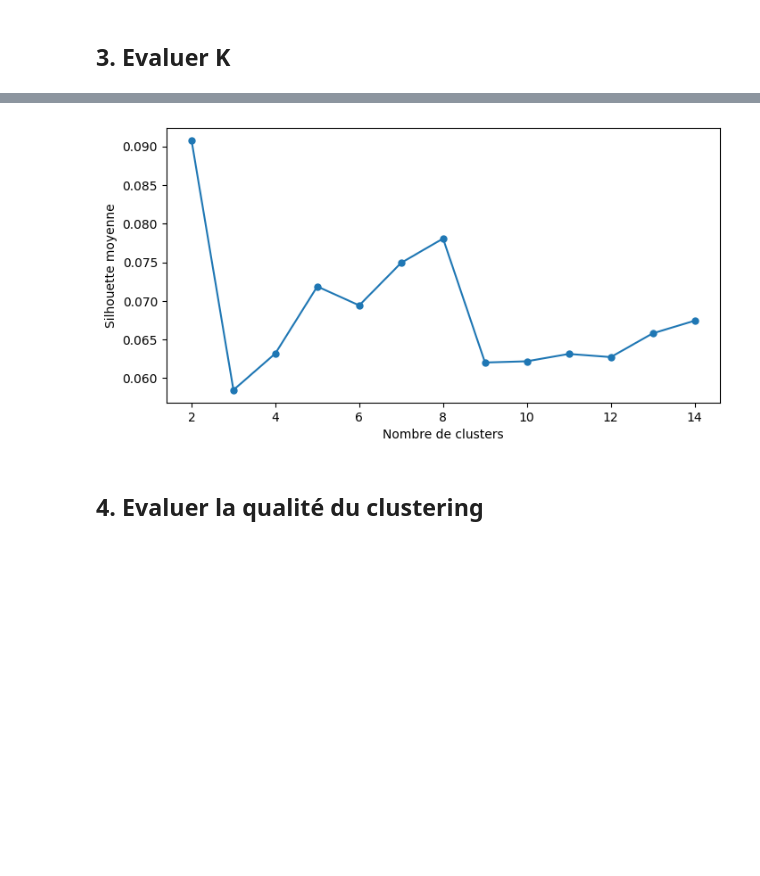
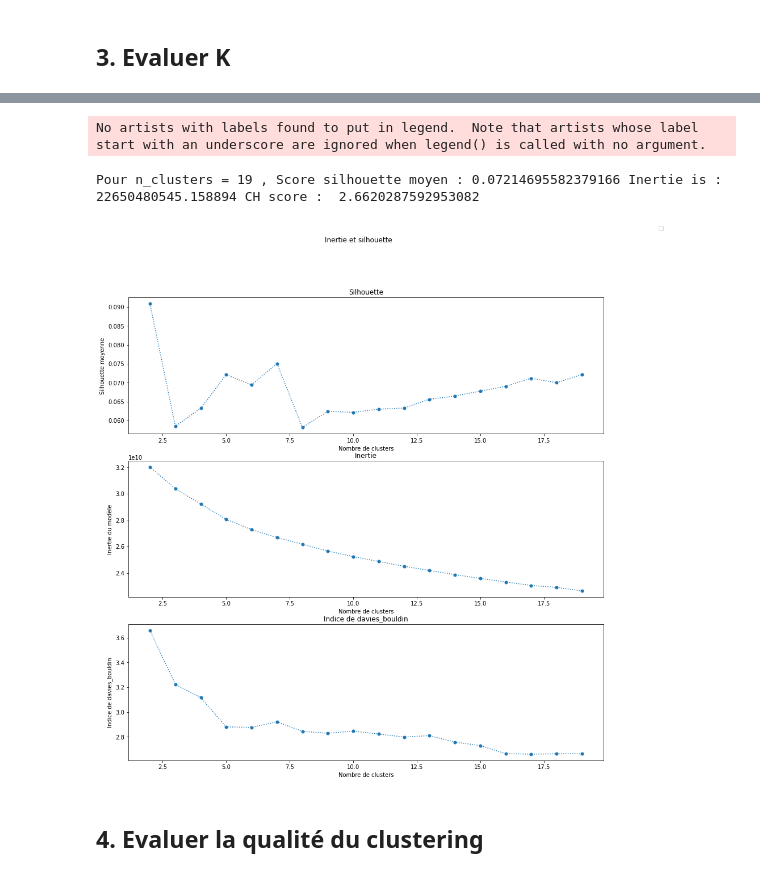
Before and after one commit to CharlesFarhat/coursTSP, a Jupyter notebook: MAT4102/TP_Kmeans/Kmeans.ipynb, the cells around one changed output, grey strips where cells are left out. Drawn from its saved outputs; the diff is of its cells as text; code cells hidden in the pictures; blank space fills up the shorter version.

```diff
--- a/MAT4102/TP_Kmeans/Kmeans.ipynb
+++ b/MAT4102/TP_Kmeans/Kmeans.ipynb
@@ -168,19 +233,36 @@ from sklearn.metrics import silhouette_samples, silhouette_score
 
 def plot_silhouette(X_digits):
     silhouette=[]
-    K_range = range(2,15)
+    inertia=[]
+    DB = []
+    K_range = range(2,20)
     for k in K_range:
         clusterer = KMeans(n_clusters = k)
         cluster_labels = clusterer.fit_predict(X_digits)
         silhouette_avg = silhouette_score(X_digits, cluster_labels)
-        print("Pour n_clusters =", k, ", Score silhouette moyen :", silhouette_avg)
+        inertia.append(clusterer.inertia_)
         silhouette.append(silhouette_avg)
+        DB.append(sklearn.metrics.davies_bouldin_score(X_digits, cluster_labels))
+        print("Pour n_clusters =", k, ", Score silhouette moyen :", silhouette_avg, "Inertie is : ", clusterer.inertia_, "CH score : ", sklearn.metrics.davies_bouldin_score(X_digits, cluster_labels))
 
-    plt.figure(figsize=((8,4)))
-    plt.plot(K_range,silhouette, marker='o', markersize=5)
-    plt.xlabel('Nombre de clusters')
-    plt.ylabel('Silhouette moyenne')
-    plt.show()
+    fig, (ax1, ax2, ax3) = plt.subplots(3, figsize=(15, 15))
+    fig.suptitle('Inertie et silhouette')
+
+    ax1.set(xlabel="Nombre de clusters", ylabel="Silhouette moyenne")
+    ax1.set_title("Silhouette")
+    ax1.plot(K_range, silhouette, marker='o', markersize=5, ls=":")
+
+
+    ax2.set_title("Inertie")
+    ax2.plot(K_range, inertia, marker='o', markersize=5, ls=":")
+    ax2.set(xlabel="Nombre de clusters", ylabel="Inertie du modèle")
+
+    ax3.set_title("Indice de davies_bouldin")
+    ax3.plot(K_range, DB, marker='o', markersize=5, ls=":")
+    ax3.set(xlabel="Nombre de clusters", ylabel="Indice de davies_bouldin")
+
+    fig.legend()
+    fig.show()
 
 plot_silhouette(X_digits)
 # %% [output]
@@ -200,4 +286,6 @@ Pour n_clusters = 14 , Score silhouette moyen : 0.06743158444276995
+No artists with labels found to put in legend.  Note that artists whose label start with an underscore are ignored when legend() is called with no argument.
+Pour n_clusters = 19 , Score silhouette moyen : 0.07214695582379166 Inertie is :  22650480545.158894 CH score :  2.6620287592953082
-[figure, old version]
+[figure, new version]
 # %% [markdown]
 ## 4. Evaluer la qualité du clustering
 # %%
```
Also changed, not shown: parts of 17 cells of this notebook, 25 other files.
